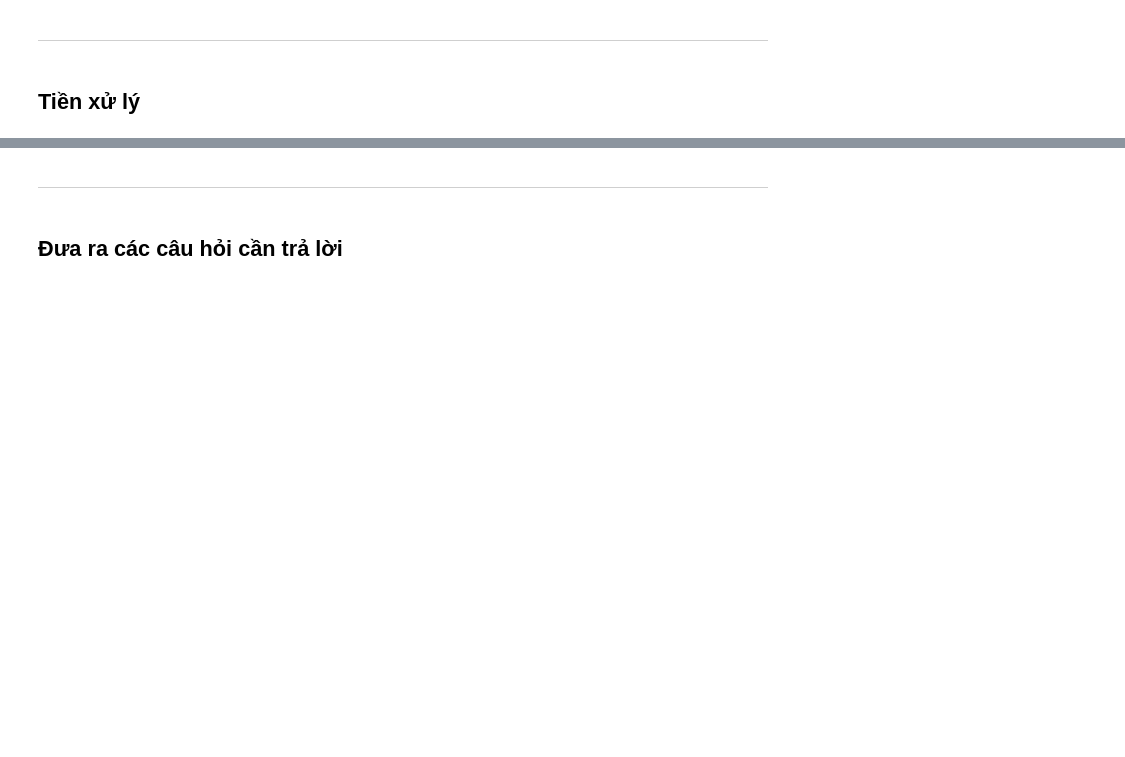
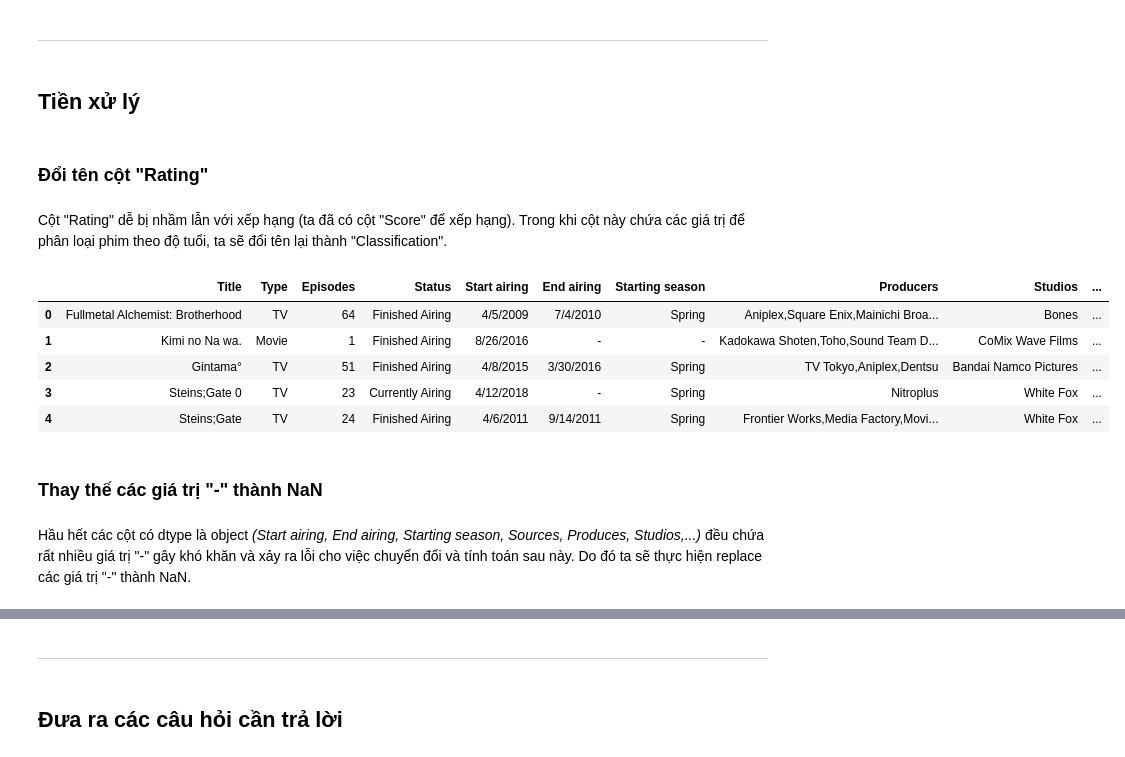
Before and after one commit to jekkyboy/LT-KHDL, a Jupyter notebook: 1712262-NguyenTruongAn.ipynb, the cells around one changed output, grey strips where cells are left out. Saved outputs shown, nothing was run; the diff lists cells and outputs as text; code cells hidden in the pictures; blank space fills up the shorter version.

```diff
--- a/1712262-NguyenTruongAn.ipynb
+++ b/1712262-NguyenTruongAn.ipynb
@@ -109,3 +103,21 @@ str
 ---
 # %% [markdown]
 ## Tiền xử lý
+# %% [markdown]
+### Đổi tên cột "Rating"
+# %% [markdown]
+Cột "Rating" dễ bị nhầm lẫn với xếp hạng (ta đã có cột "Score" để xếp hạng). Trong khi cột này chứa các giá trị để phân loại phim theo độ tuổi, ta sẽ đổi tên lại thành "Classification".
+# %%
+anime_df = anime_df.rename(columns={'Rating':'Classification'})
+anime_df.head()
+# %% [output]
+|  | Title | Type | Episodes | Status | Start airing | End airing | Starting season | Producers | Studios | ... |
+| 0 | Fullmetal Alchemist: Brotherhood | TV | 64 | Finished Airing | 4/5/2009 | 7/4/2010 | Spring | Aniplex,Square Enix,Mainichi Broa... | Bones | ... |
+| 1 | Kimi no Na wa. | Movie | 1 | Finished Airing | 8/26/2016 | - | - | Kadokawa Shoten,Toho,Sound Team D... | CoMix Wave Films | ... |
+| 2 | Gintama° | TV | 51 | Finished Airing | 4/8/2015 | 3/30/2016 | Spring | TV Tokyo,Aniplex,Dentsu | Bandai Namco Pictures | ... |
+| 3 | Steins;Gate 0 | TV | 23 | Currently Airing | 4/12/2018 | - | Spring | Nitroplus | White Fox | ... |
+| 4 | Steins;Gate | TV | 24 | Finished Airing | 4/6/2011 | 9/14/2011 | Spring | Frontier Works,Media Factory,Movi... | White Fox | ... |
+# %% [markdown]
+### Thay thế các giá trị "-" thành NaN
+# %% [markdown]
+Hầu hết các cột có dtype là object *(Start airing, End airing, Starting season, Sources, Produces, Studios,...)* đều chứa rất nhiều giá trị "-" gây khó khăn và xảy ra lỗi cho việc chuyển đổi và tính toán sau này. Do đó ta sẽ thực hiện replace các giá trị "-" thành NaN.
```
Also changed, not shown: parts of 53 cells of this notebook, 1 other file.
